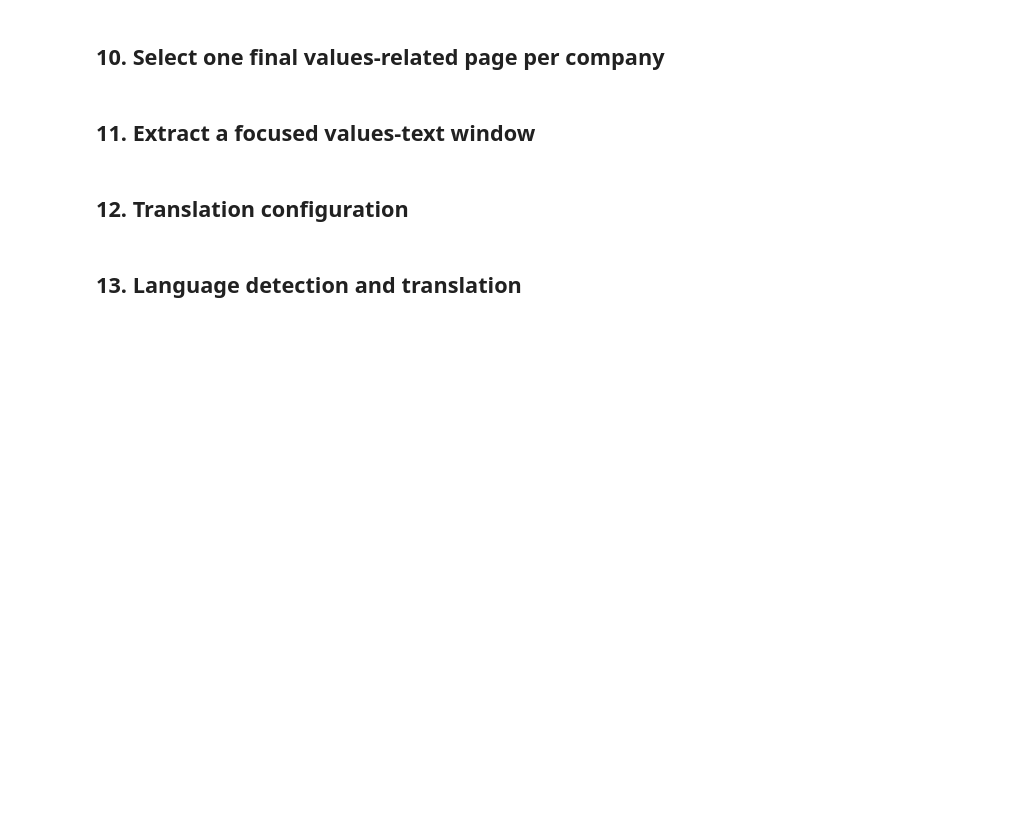
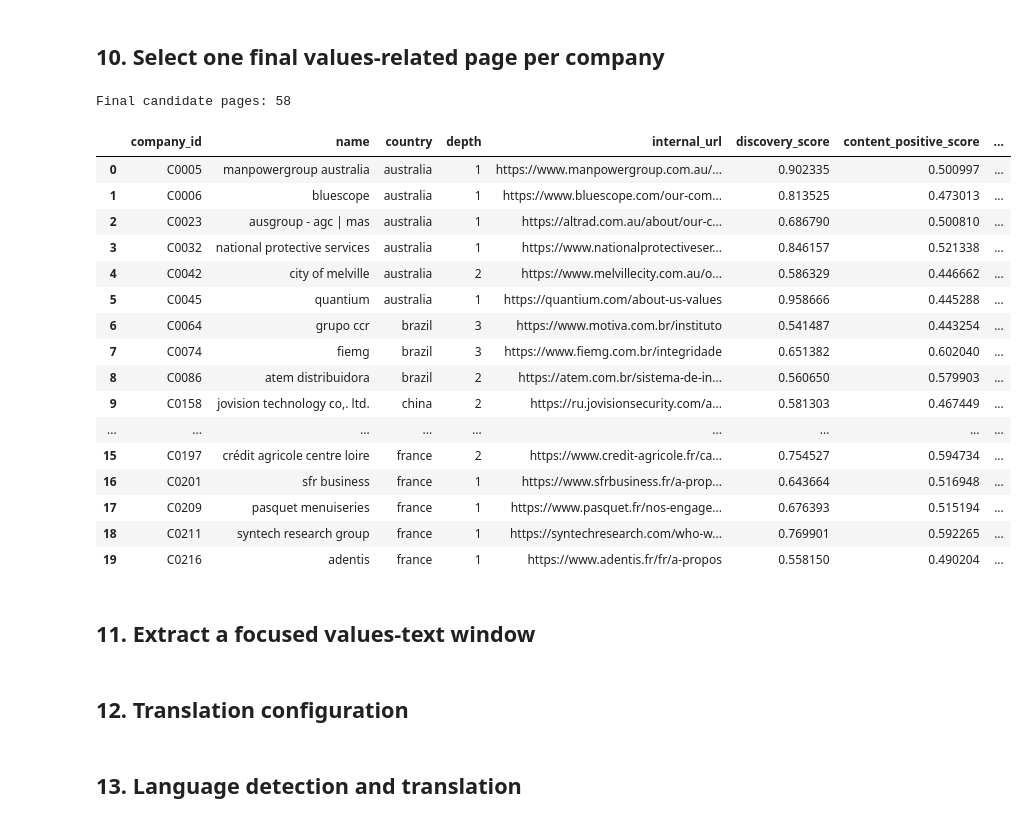
Before and after one commit to namanhtran200421/testing_ground, a Jupyter notebook: notebooks/Notebook_2_updated.ipynb, the cells around one changed output. Saved outputs shown, nothing was run; the diff lists cells and outputs as text; code cells hidden in the pictures; blank space fills up the shorter version.

```diff
--- a/notebooks/Notebook_2_updated.ipynb
+++ b/notebooks/Notebook_2_updated.ipynb
@@ -1335,10 +1425,43 @@ df_valid_pages["value_path_bonus"] = (
     .apply(calculate_value_path_bonus)
 )
 
+# Calculate text-based evidence for every candidate page
+page_value_evidence = (
+    df_valid_pages["page_text"]
+    .apply(calculate_value_evidence)
+    .apply(pd.Series)
+)
+
+df_valid_pages = pd.concat(
+    [
+        df_valid_pages.reset_index(drop=True),
+        page_value_evidence.reset_index(drop=True),
+    ],
+    axis=1,
+)
+
+# Multilingual acceptance rule
+df_valid_pages["contains_value_signal"] = (
+    (df_valid_pages["value_section_matches"] >= 1)
+    | (df_valid_pages["named_value_matches"] >= 3)
+    | (
+        (df_valid_pages["content_positive_score"] >= 0.50)
+        & (df_valid_pages["semantic_margin"] >= 0.15)
+    )
+)
+
+# Reject pages that do not have enough values-related evidence
+df_valid_pages = df_valid_pages.loc[
+    df_valid_pages["contains_value_signal"]
+].copy()
+
+# Rank the remaining valid pages
 df_valid_pages["final_selection_score"] = (
     df_valid_pages["semantic_margin"]
     + df_valid_pages["value_path_bonus"]
     + (0.10 * df_valid_pages["content_positive_score"])
+    + (0.20 * df_valid_pages["value_section_matches"])
+    + (0.03 * df_valid_pages["named_value_matches"])
 )
 
 production_final_df = (
@@ -1363,33 +1486,52 @@ production_final_df = (
         subset=["company_id"],
         keep="first",
     )
     .rename(
         columns={
             "url": "internal_url",
             "fetch_url": "candidate_fetch_url",
             "status_code": "candidate_status_code",
             "page_text": "candidate_text",
             "crawl_error": "candidate_error",
         }
     )
     .reset_index(drop=True)
 )
 
 print("Final candidate pages:", len(production_final_df))
 production_final_df[
     [
         "company_id",
         "name",
         "country",
         "depth",
         "internal_url",
         "discovery_score",
        "content_positive_score",
 "content_negative_score",
 "semantic_margin",
         "matched_theme",
     ]
 ].head(20)
+# %% [output]
+Final candidate pages: 58
+|  | company_id | name | country | depth | internal_url | discovery_score | content_positive_score | ... |
+| 0 | C0005 | manpowergroup australia | australia | 1 | https://www.manpowergroup.com.au/... | 0.902335 | 0.500997 | ... |
+| 1 | C0006 | bluescope | australia | 1 | https://www.bluescope.com/our-com... | 0.813525 | 0.473013 | ... |
+| 2 | C0023 | ausgroup - agc | mas | australia | 1 | https://altrad.com.au/about/our-c... | 0.686790 | 0.500810 | ... |
+| 3 | C0032 | national protective services | australia | 1 | https://www.nationalprotectiveser... | 0.846157 | 0.521338 | ... |
+| 4 | C0042 | city of melville | australia | 2 | https://www.melvillecity.com.au/o... | 0.586329 | 0.446662 | ... |
+| 5 | C0045 | quantium | australia | 1 | https://quantium.com/about-us-values | 0.958666 | 0.445288 | ... |
+| 6 | C0064 | grupo ccr | brazil | 3 | https://www.motiva.com.br/instituto | 0.541487 | 0.443254 | ... |
+| 7 | C0074 | fiemg | brazil | 3 | https://www.fiemg.com.br/integridade | 0.651382 | 0.602040 | ... |
+| 8 | C0086 | atem distribuidora | brazil | 2 | https://atem.com.br/sistema-de-in... | 0.560650 | 0.579903 | ... |
+| 9 | C0158 | jovision technology co,. ltd. | china | 2 | https://ru.jovisionsecurity.com/a... | 0.581303 | 0.467449 | ... |
+| ... | ... | ... | ... | ... | ... | ... | ... | ... |
+| 15 | C0197 | crédit agricole centre loire | france | 2 | https://www.credit-agricole.fr/ca... | 0.754527 | 0.594734 | ... |
+| 16 | C0201 | sfr business | france | 1 | https://www.sfrbusiness.fr/a-prop... | 0.643664 | 0.516948 | ... |
+| 17 | C0209 | pasquet menuiseries | france | 1 | https://www.pasquet.fr/nos-engage... | 0.676393 | 0.515194 | ... |
+| 18 | C0211 | syntech research group | france | 1 | https://syntechresearch.com/who-w... | 0.769901 | 0.592265 | ... |
+| 19 | C0216 | adentis | france | 1 | https://www.adentis.fr/fr/a-propos | 0.558150 | 0.490204 | ... |
 # %% [markdown]
 ## 11. Extract a focused values-text window
 # %%
```
Also changed, not shown: parts of 10 cells of this notebook.
